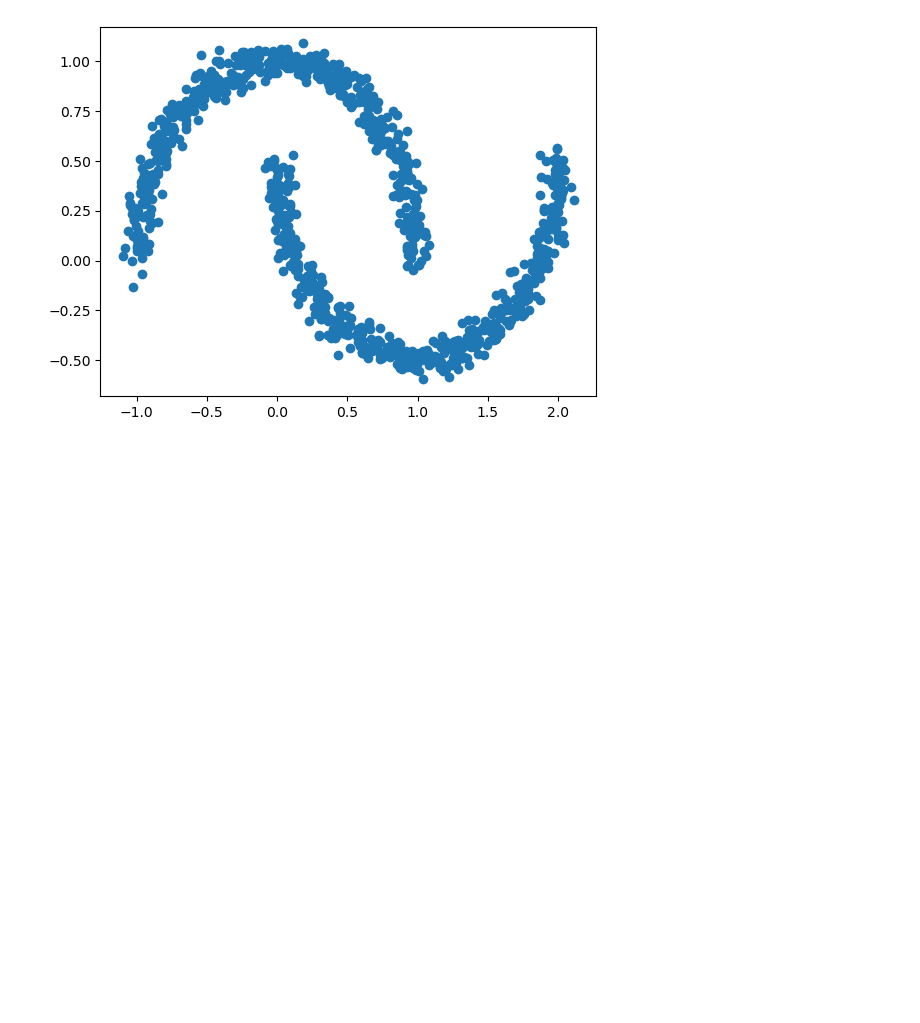
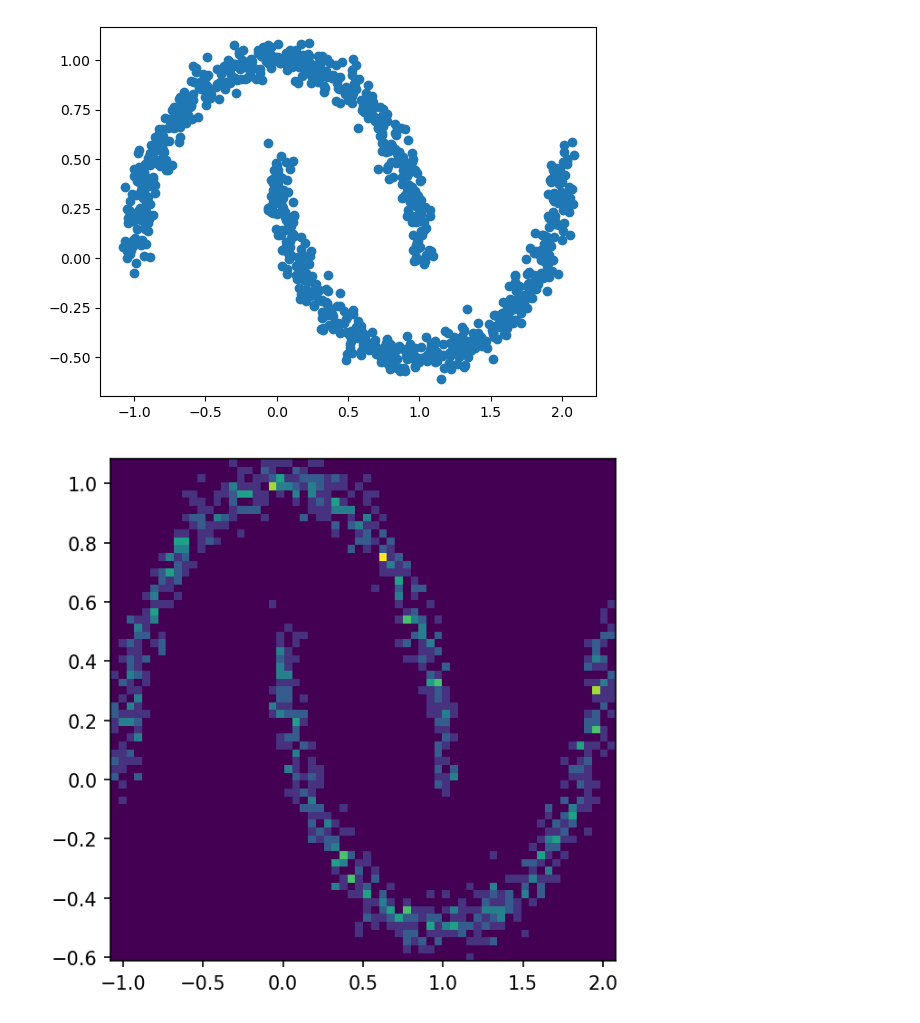
Before and after one commit to BurgerAndreas/sfm, a Jupyter notebook: scripts/dataviz.ipynb, the cells around one changed output. Cells and saved outputs as stored; diff of their text form; code cells hidden in the pictures; blank space fills up the shorter version.

```diff
--- a/scripts/dataviz.ipynb
+++ b/scripts/dataviz.ipynb
@@ -13,11 +14,18 @@ from sklearn.datasets import make_moons
 # %%
 n_samples = 1000
 datanoise = 0.05
 data, _ = make_moons(n_samples, noise=datanoise)
 data = torch.from_numpy(data).float()
 
 plt.scatter(data[:, 0], data[:, 1])
 plt.show()
+
+if isinstance(data, torch.Tensor):
+    data = data.cpu().numpy()
+plt.figure(figsize=(4.8, 4.8), dpi=150)
+plt.hist2d(*data.T, bins=64)
+plt.show()
 # %% [output]
-[figure, old version]
+[figure, new version]
+[figure, added]
 # %%
```
Also changed, not shown: parts of 7 cells of this notebook, 11 other files.
